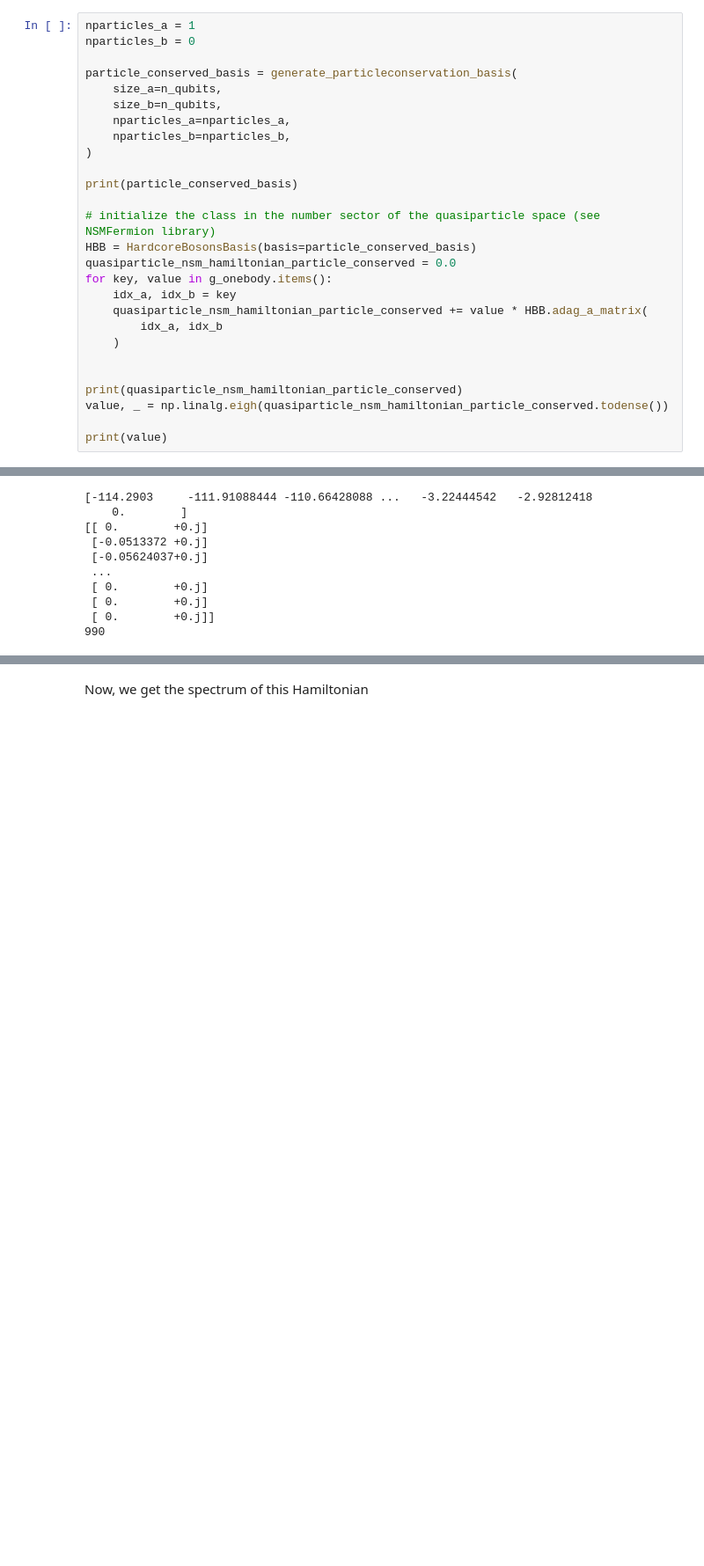
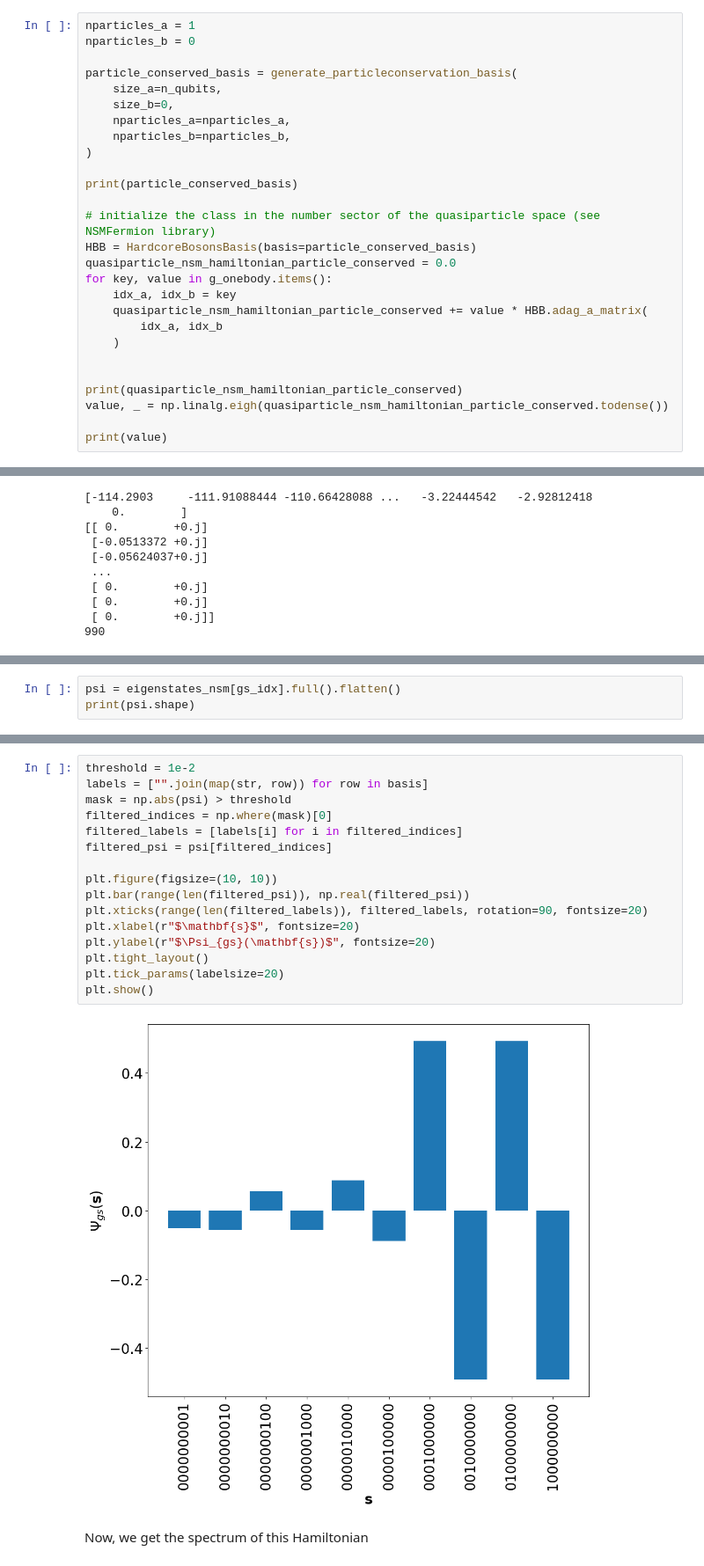
Before and after one commit to emacosta95/Gadget4NSMForQuantumSimulators, a Jupyter notebook: GadgetCa42.ipynb, the cells around one changed output, grey strips where cells are left out. Shown at 88% size. Drawn from its saved outputs; the diff is of its cells as text; blank space fills up the shorter version.

```diff
--- a/GadgetCa42.ipynb
+++ b/GadgetCa42.ipynb
@@ -64,7 +64,7 @@ nparticles_b = 0
 
 particle_conserved_basis = generate_particleconservation_basis(
     size_a=n_qubits,
-    size_b=n_qubits,
+    size_b=0,
     nparticles_a=nparticles_a,
     nparticles_b=nparticles_b,
 )
@@ -147,0 +150,3 @@ print(gs_idx)
+# %%
+psi = eigenstates_nsm[gs_idx].full().flatten()
+print(psi.shape)
@@ -148,3 +155,21 @@ print(gs_idx)
+# %%
+threshold = 1e-2
+labels = ["".join(map(str, row)) for row in basis]
+mask = np.abs(psi) > threshold
+filtered_indices = np.where(mask)[0]
+filtered_labels = [labels[i] for i in filtered_indices]
+filtered_psi = psi[filtered_indices]
+
+plt.figure(figsize=(10, 10))
+plt.bar(range(len(filtered_psi)), np.real(filtered_psi))
+plt.xticks(range(len(filtered_labels)), filtered_labels, rotation=90, fontsize=20)
+plt.xlabel(r"$\mathbf{s}$", fontsize=20)
+plt.ylabel(r"$\Psi_{gs}(\mathbf{s})$", fontsize=20)
+plt.tight_layout()
+plt.tick_params(labelsize=20)
+plt.show()
+# %% [output]
+[figure, added]
 # %% [markdown]
 Now, we get the spectrum of this Hamiltonian
 # %% [markdown]
```
Also changed, not shown: parts of 33 cells of this notebook, 7 other files.
